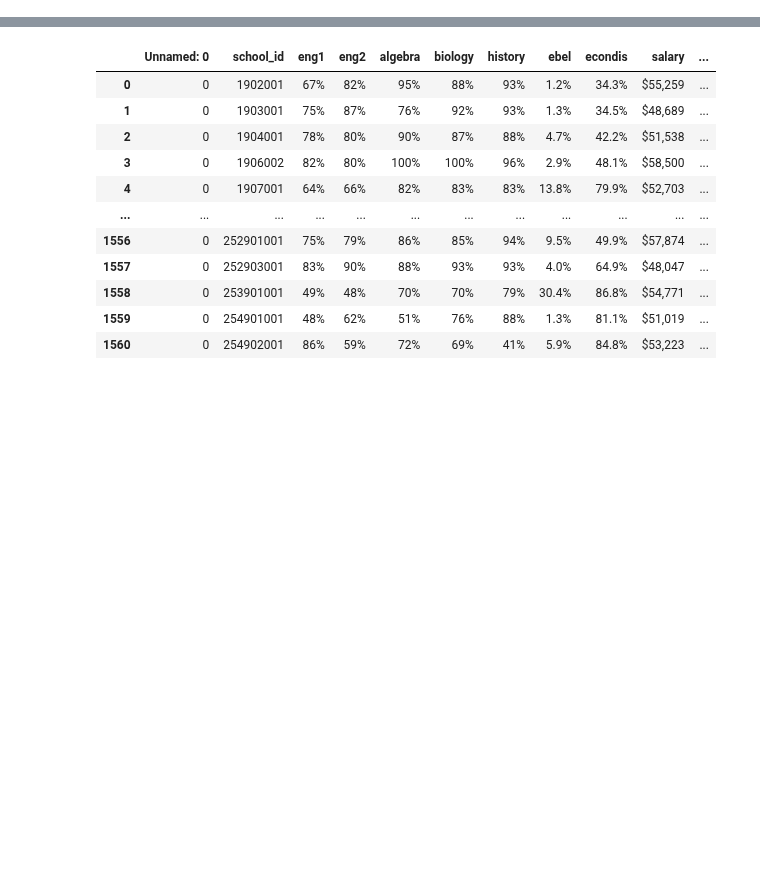
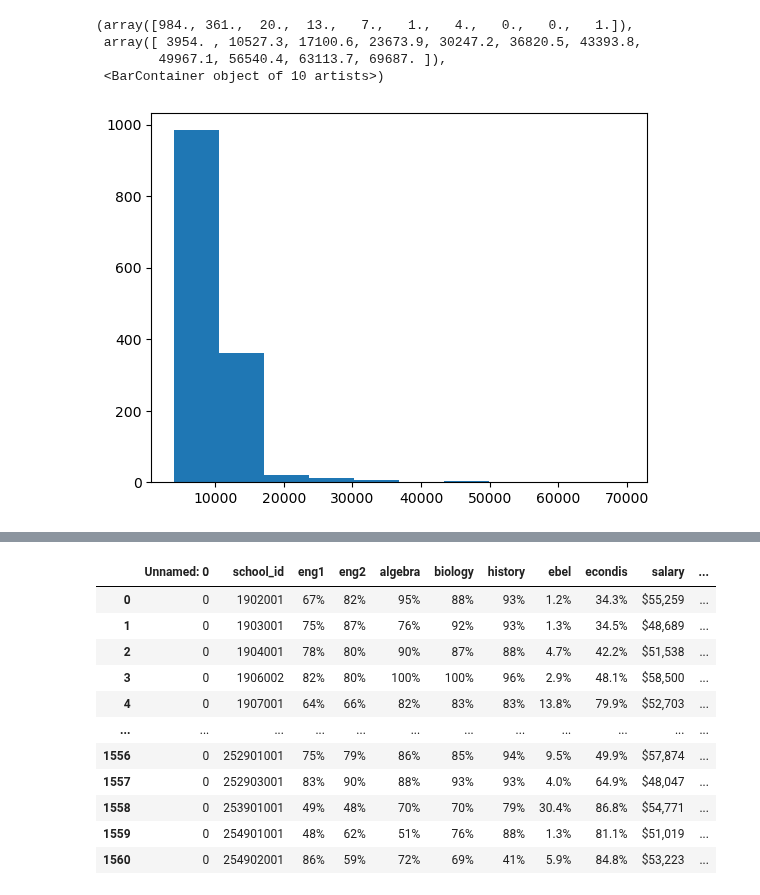
Before and after one commit to college-readiness-preds/capstone_readiness, a Jupyter notebook: bill_folder/random_stuff.ipynb, the cells around one changed output, grey strips where cells are left out. Drawn from its saved outputs; the diff is of its cells as text; code cells hidden in the pictures; blank space fills up the shorter version.

```diff
--- a/bill_folder/random_stuff.ipynb
+++ b/bill_folder/random_stuff.ipynb
@@ -6,0 +16,8 @@ import pandas as pd
+# %%
+plt.hist(df.total_expend)
+# %% [output]
+(array([984., 361.,  20.,  13.,   7.,   1.,   4.,   0.,   0.,   1.]),
+ array([ 3954. , 10527.3, 17100.6, 23673.9, 30247.2, 36820.5, 43393.8,
+        49967.1, 56540.4, 63113.7, 69687. ]),
+ <BarContainer object of 10 artists>)
+[figure, added]
```
Also changed, not shown: parts of 9 cells of this notebook, 3 other files.
